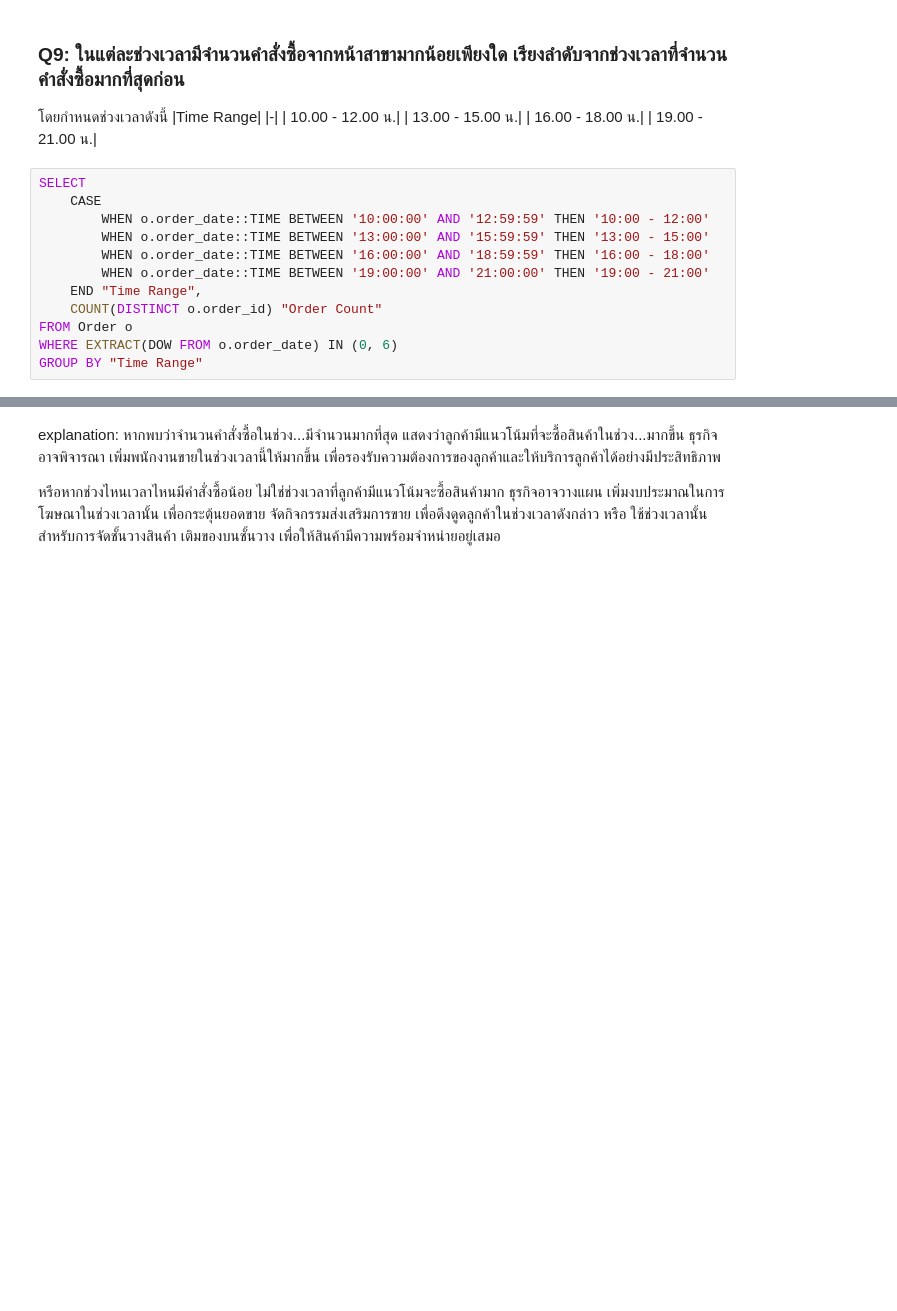
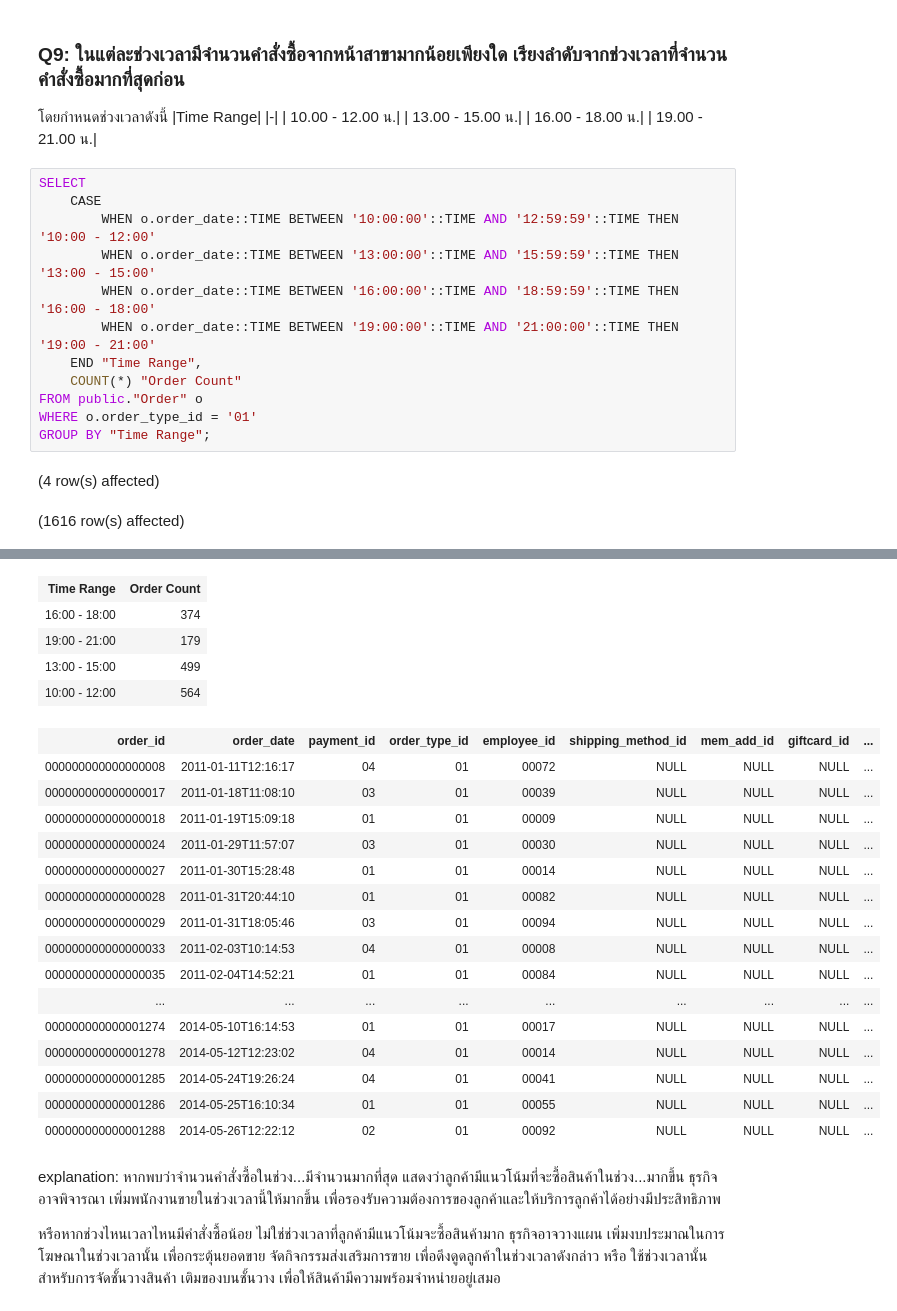
Before and after one commit to punnnnnnnnn/DB-IKEA, a Jupyter notebook: report-db-ikea-hk.ipynb, the cells around one changed output, grey strips where cells are left out. Saved outputs shown, nothing was run; the diff lists cells and outputs as text; blank space fills up the shorter version.

```diff
--- a/report-db-ikea-hk.ipynb
+++ b/report-db-ikea-hk.ipynb
@@ -502,12 +502,15 @@ explanation:
 # %%
 SELECT
     CASE
-        WHEN o.order_date::TIME BETWEEN '10:00:00' AND '12:59:59' THEN '10:00 - 12:00'
-        WHEN o.order_date::TIME BETWEEN '13:00:00' AND '15:59:59' THEN '13:00 - 15:00'
-        WHEN o.order_date::TIME BETWEEN '16:00:00' AND '18:59:59' THEN '16:00 - 18:00'
-        WHEN o.order_date::TIME BETWEEN '19:00:00' AND '21:00:00' THEN '19:00 - 21:00'
+        WHEN o.order_date::TIME BETWEEN '10:00:00'::TIME AND '12:59:59'::TIME THEN '10:00 - 12:00'
+        WHEN o.order_date::TIME BETWEEN '13:00:00'::TIME AND '15:59:59'::TIME THEN '13:00 - 15:00'
+        WHEN o.order_date::TIME BETWEEN '16:00:00'::TIME AND '18:59:59'::TIME THEN '16:00 - 18:00'
+        WHEN o.order_date::TIME BETWEEN '19:00:00'::TIME AND '21:00:00'::TIME THEN '19:00 - 21:00'
     END "Time Range",
-    COUNT(DISTINCT o.order_id) "Order Count"
-FROM Order o
-WHERE EXTRACT(DOW FROM o.order_date) IN (0, 6)
-GROUP BY "Time Range"
+    COUNT(*) "Order Count"
+FROM public."Order" o
+WHERE o.order_type_id = '01'
+GROUP BY "Time Range";
+# %% [output]
+(4 row(s) affected)
+(1616 row(s) affected)
@@ -514,3 +518,24 @@ GROUP BY "Time Range"
+| Time Range | Order Count |
+| 16:00 - 18:00 | 374 |
+| 19:00 - 21:00 | 179 |
+| 13:00 - 15:00 | 499 |
+| 10:00 - 12:00 | 564 |
+| order_id | order_date | payment_id | order_type_id | employee_id | shipping_method_id | mem_add_id | giftcard_id | ... |
+| 000000000000000008 | 2011-01-11T12:16:17 | 04 | 01 | 00072 | NULL | NULL | NULL | ... |
+| 000000000000000017 | 2011-01-18T11:08:10 | 03 | 01 | 00039 | NULL | NULL | NULL | ... |
+| 000000000000000018 | 2011-01-19T15:09:18 | 01 | 01 | 00009 | NULL | NULL | NULL | ... |
+| 000000000000000024 | 2011-01-29T11:57:07 | 03 | 01 | 00030 | NULL | NULL | NULL | ... |
+| 000000000000000027 | 2011-01-30T15:28:48 | 01 | 01 | 00014 | NULL | NULL | NULL | ... |
+| 000000000000000028 | 2011-01-31T20:44:10 | 01 | 01 | 00082 | NULL | NULL | NULL | ... |
+| 000000000000000029 | 2011-01-31T18:05:46 | 03 | 01 | 00094 | NULL | NULL | NULL | ... |
+| 000000000000000033 | 2011-02-03T10:14:53 | 04 | 01 | 00008 | NULL | NULL | NULL | ... |
+| 000000000000000035 | 2011-02-04T14:52:21 | 01 | 01 | 00084 | NULL | NULL | NULL | ... |
+| ... | ... | ... | ... | ... | ... | ... | ... | ... |
+| 000000000000001274 | 2014-05-10T16:14:53 | 01 | 01 | 00017 | NULL | NULL | NULL | ... |
+| 000000000000001278 | 2014-05-12T12:23:02 | 04 | 01 | 00014 | NULL | NULL | NULL | ... |
+| 000000000000001285 | 2014-05-24T19:26:24 | 04 | 01 | 00041 | NULL | NULL | NULL | ... |
+| 000000000000001286 | 2014-05-25T16:10:34 | 01 | 01 | 00055 | NULL | NULL | NULL | ... |
+| 000000000000001288 | 2014-05-26T12:22:12 | 02 | 01 | 00092 | NULL | NULL | NULL | ... |
 # %% [markdown]
 explanation:
 หากพบว่าจำนวนคำสั่งซื้อในช่วง...มีจำนวนมากที่สุด แสดงว่าลูกค้ามีแนวโน้มที่จะซื้อสินค้าในช่วง...มากขึ้น ธุรกิจอาจพิจารณา เพิ่มพนักงานขายในช่วงเวลานี้ให้มากขึ้น เพื่อรองรับความต้องการของลูกค้าและให้บริการลูกค้าได้อย่างมีประสิทธิภาพ
```
Also changed, not shown: parts of 1 cell of this notebook.
